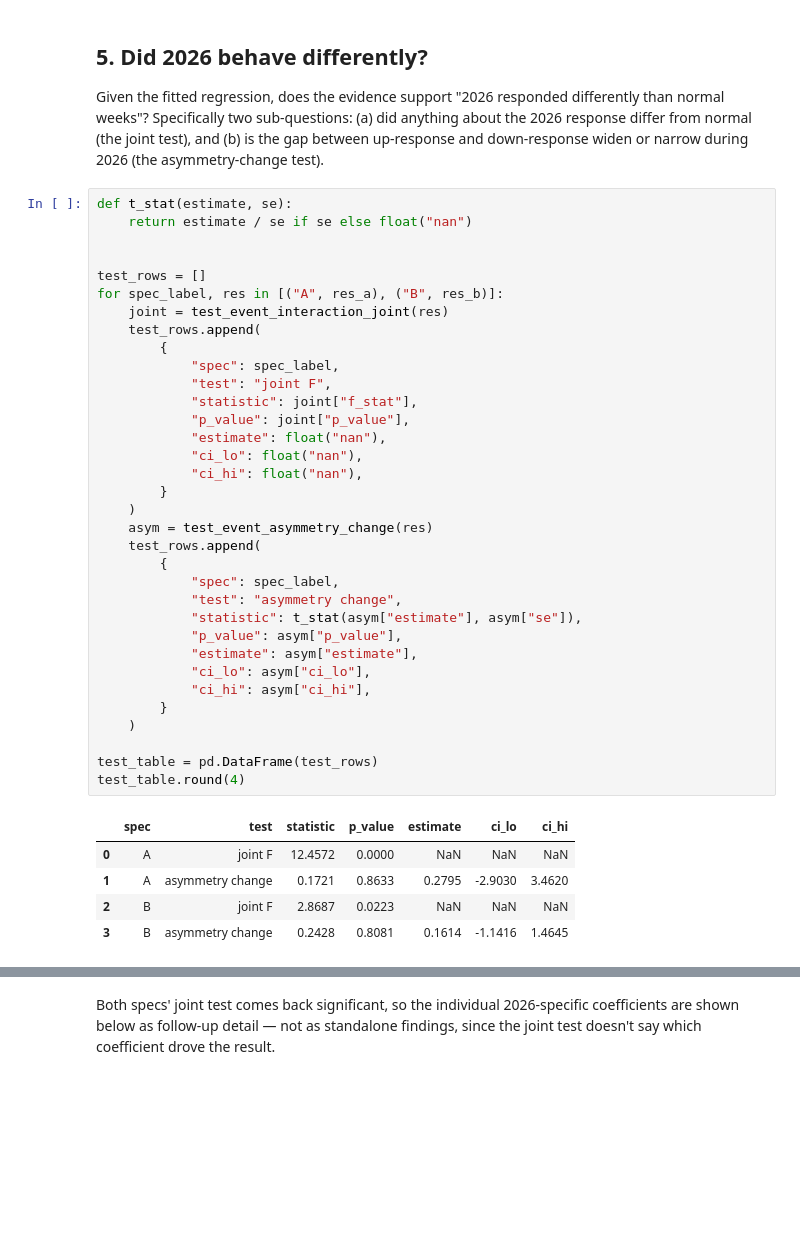
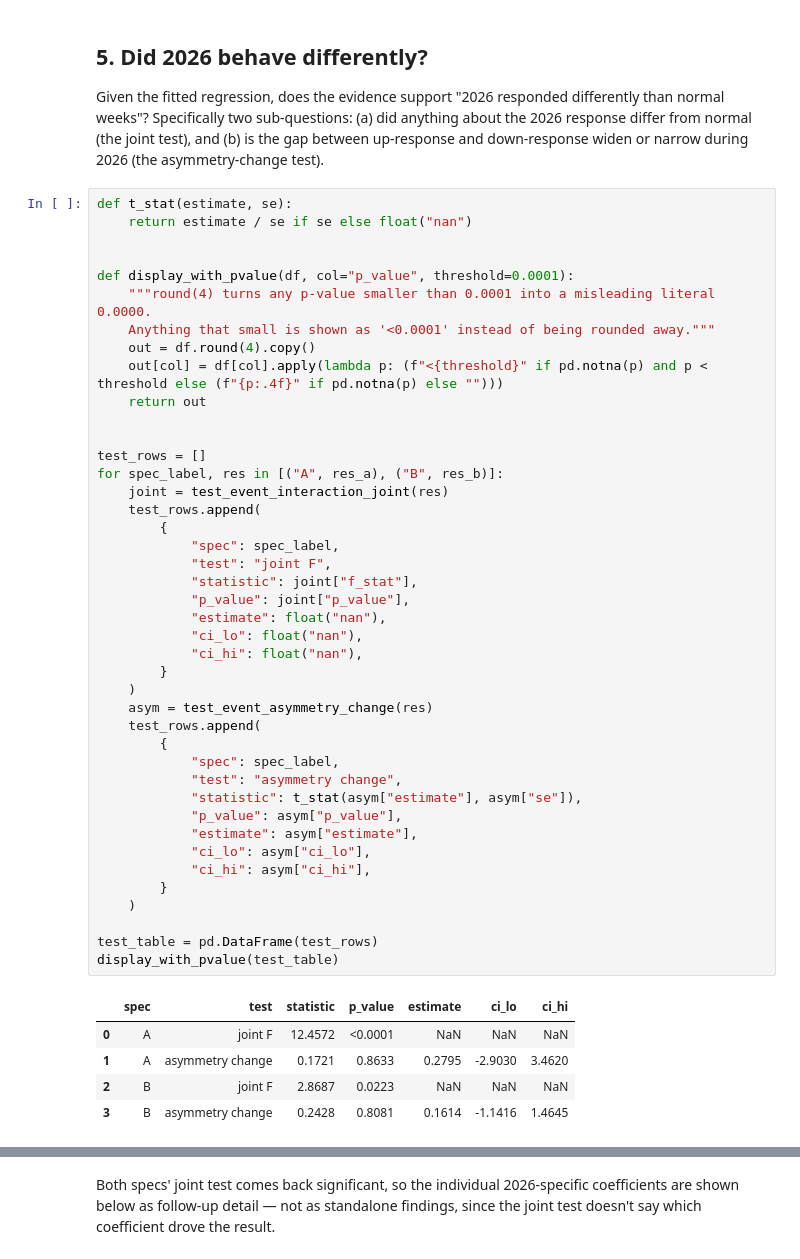
Before and after one commit to ElKuksi/gasoline-rockets-and-feathers, a Jupyter notebook: notebooks/07_2026_event_study.ipynb, the cells around one changed output, grey strips where cells are left out. Saved outputs shown, nothing was run; the diff lists cells and outputs as text; blank space fills up the shorter version.

```diff
--- a/notebooks/07_2026_event_study.ipynb
+++ b/notebooks/07_2026_event_study.ipynb
@@ -508,40 +513,48 @@ Given the fitted regression, does the evidence support "2026 responded different
 # %%
 def t_stat(estimate, se):
     return estimate / se if se else float("nan")
+
+
+def display_with_pvalue(df, col="p_value", threshold=0.0001):
+    """round(4) turns any p-value smaller than 0.0001 into a misleading literal 0.0000.
+    Anything that small is shown as '<0.0001' instead of being rounded away."""
+    out = df.round(4).copy()
+    out[col] = df[col].apply(lambda p: (f"<{threshold}" if pd.notna(p) and p < threshold else (f"{p:.4f}" if pd.notna(p) else "")))
+    return out
 
 
 test_rows = []
 for spec_label, res in [("A", res_a), ("B", res_b)]:
     joint = test_event_interaction_joint(res)
     test_rows.append(
         {
             "spec": spec_label,
             "test": "joint F",
             "statistic": joint["f_stat"],
             "p_value": joint["p_value"],
             "estimate": float("nan"),
             "ci_lo": float("nan"),
             "ci_hi": float("nan"),
         }
     )
     asym = test_event_asymmetry_change(res)
     test_rows.append(
         {
             "spec": spec_label,
             "test": "asymmetry change",
             "statistic": t_stat(asym["estimate"], asym["se"]),
             "p_value": asym["p_value"],
             "estimate": asym["estimate"],
             "ci_lo": asym["ci_lo"],
             "ci_hi": asym["ci_hi"],
         }
     )
 
 test_table = pd.DataFrame(test_rows)
-test_table.round(4)
+display_with_pvalue(test_table)
 # %% [output]
 |  | spec | test | statistic | p_value | estimate | ci_lo | ci_hi |
-| 0 | A | joint F | 12.4572 | 0.0000 | NaN | NaN | NaN |
+| 0 | A | joint F | 12.4572 | <0.0001 | NaN | NaN | NaN |
 | 1 | A | asymmetry change | 0.1721 | 0.8633 | 0.2795 | -2.9030 | 3.4620 |
 | 2 | B | joint F | 2.8687 | 0.0223 | NaN | NaN | NaN |
 | 3 | B | asymmetry change | 0.2428 | 0.8081 | 0.1614 | -1.1416 | 1.4645 |
```
Also changed, not shown: parts of 34 cells of this notebook, 1 other file.
